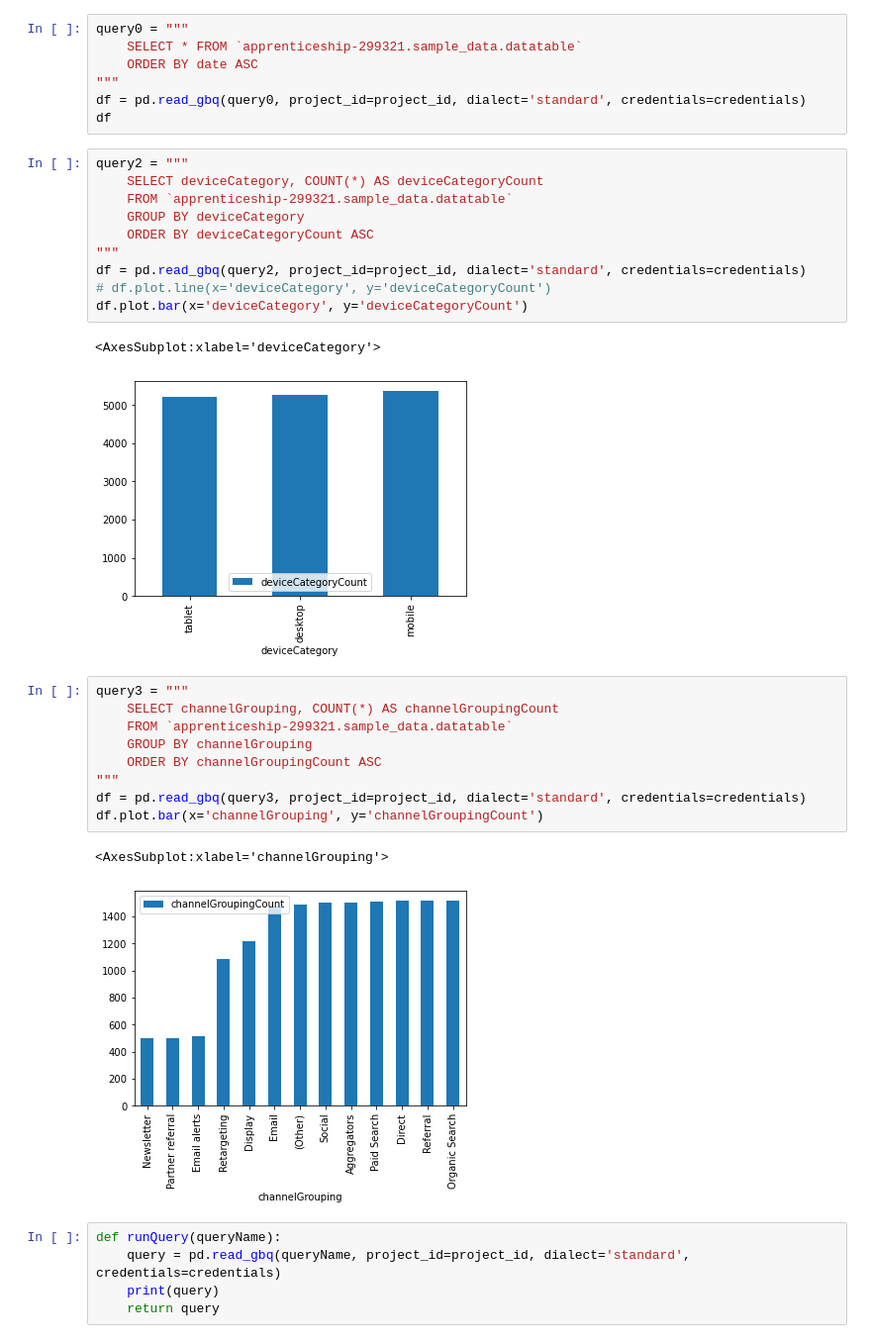
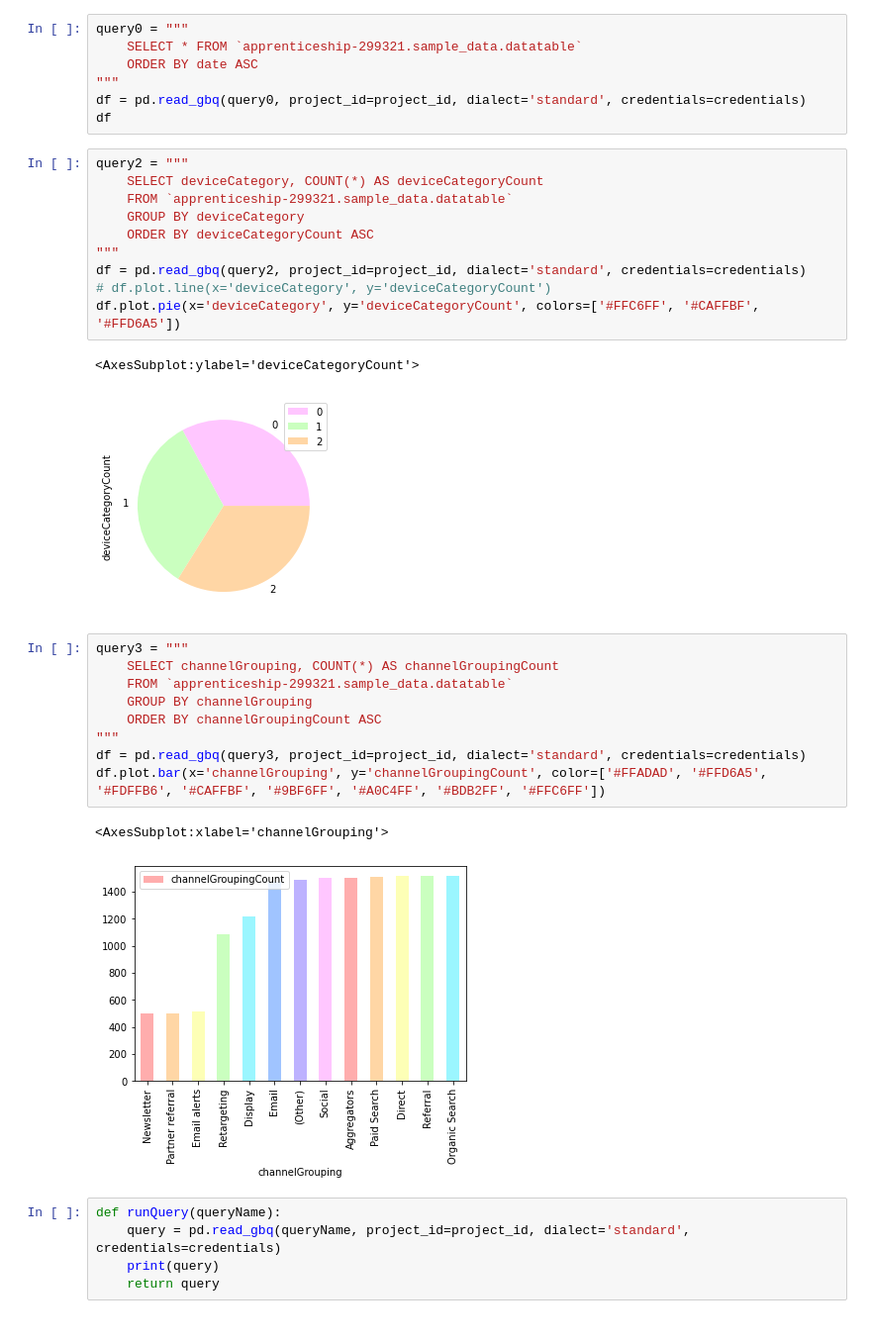
Before and after one commit to Coletterbox/More-BigQuery-with-Python, a Jupyter notebook: queriesWithGraphs1.ipynb, the cells around one changed output. Shown at 99% size. Saved outputs shown, nothing was run; the diff lists cells and outputs as text.

```diff
--- a/queriesWithGraphs1.ipynb
+++ b/queriesWithGraphs1.ipynb
@@ -47,16 +47,16 @@ df
 # %%
 query2 = """
     SELECT deviceCategory, COUNT(*) AS deviceCategoryCount
     FROM `apprenticeship-299321.sample_data.datatable`
     GROUP BY deviceCategory
     ORDER BY deviceCategoryCount ASC
 """
 df = pd.read_gbq(query2, project_id=project_id, dialect='standard', credentials=credentials)
 # df.plot.line(x='deviceCategory', y='deviceCategoryCount')
-df.plot.bar(x='deviceCategory', y='deviceCategoryCount')
+df.plot.pie(x='deviceCategory', y='deviceCategoryCount', colors=['#FFC6FF', '#CAFFBF', '#FFD6A5'])
 # %% [output]
-<AxesSubplot:xlabel='deviceCategory'>
+<AxesSubplot:ylabel='deviceCategoryCount'>
-[figure, old version]
+[figure, new version]
 # %%
 query3 = """
     SELECT channelGrouping, COUNT(*) AS channelGroupingCount
@@ -65,10 +65,10 @@ query3 = """
     ORDER BY channelGroupingCount ASC
 """
 df = pd.read_gbq(query3, project_id=project_id, dialect='standard', credentials=credentials)
-df.plot.bar(x='channelGrouping', y='channelGroupingCount')
+df.plot.bar(x='channelGrouping', y='channelGroupingCount', color=['#FFADAD', '#FFD6A5', '#FDFFB6', '#CAFFBF', '#9BF6FF', '#A0C4FF', '#BDB2FF', '#FFC6FF'])
 # %% [output]
 <AxesSubplot:xlabel='channelGrouping'>
-[figure, old version]
+[figure, new version]
 # %%
 def runQuery(queryName):
     query = pd.read_gbq(queryName, project_id=project_id, dialect='standard', credentials=credentials)
```
Also changed, not shown: parts of 3 cells of this notebook.
